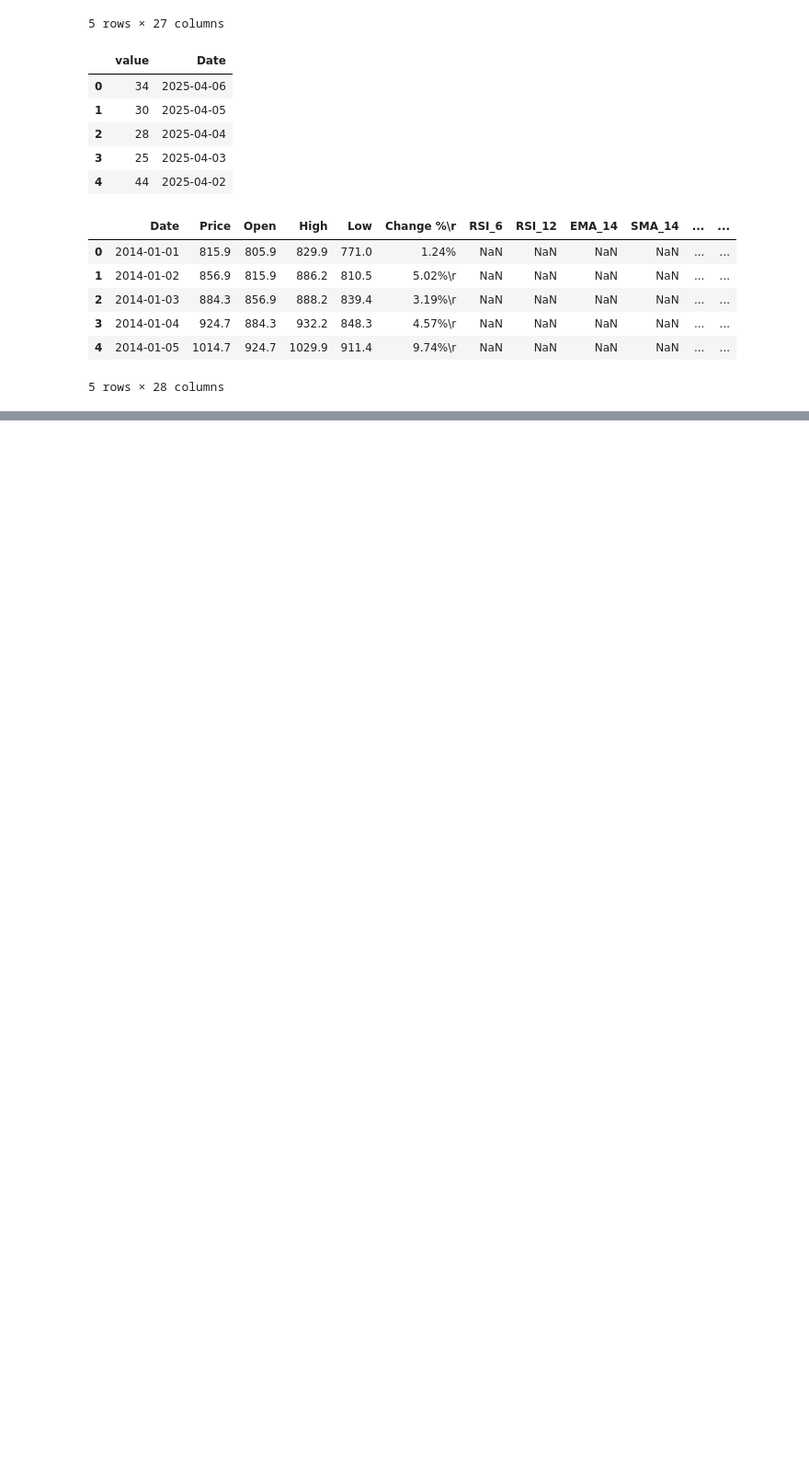
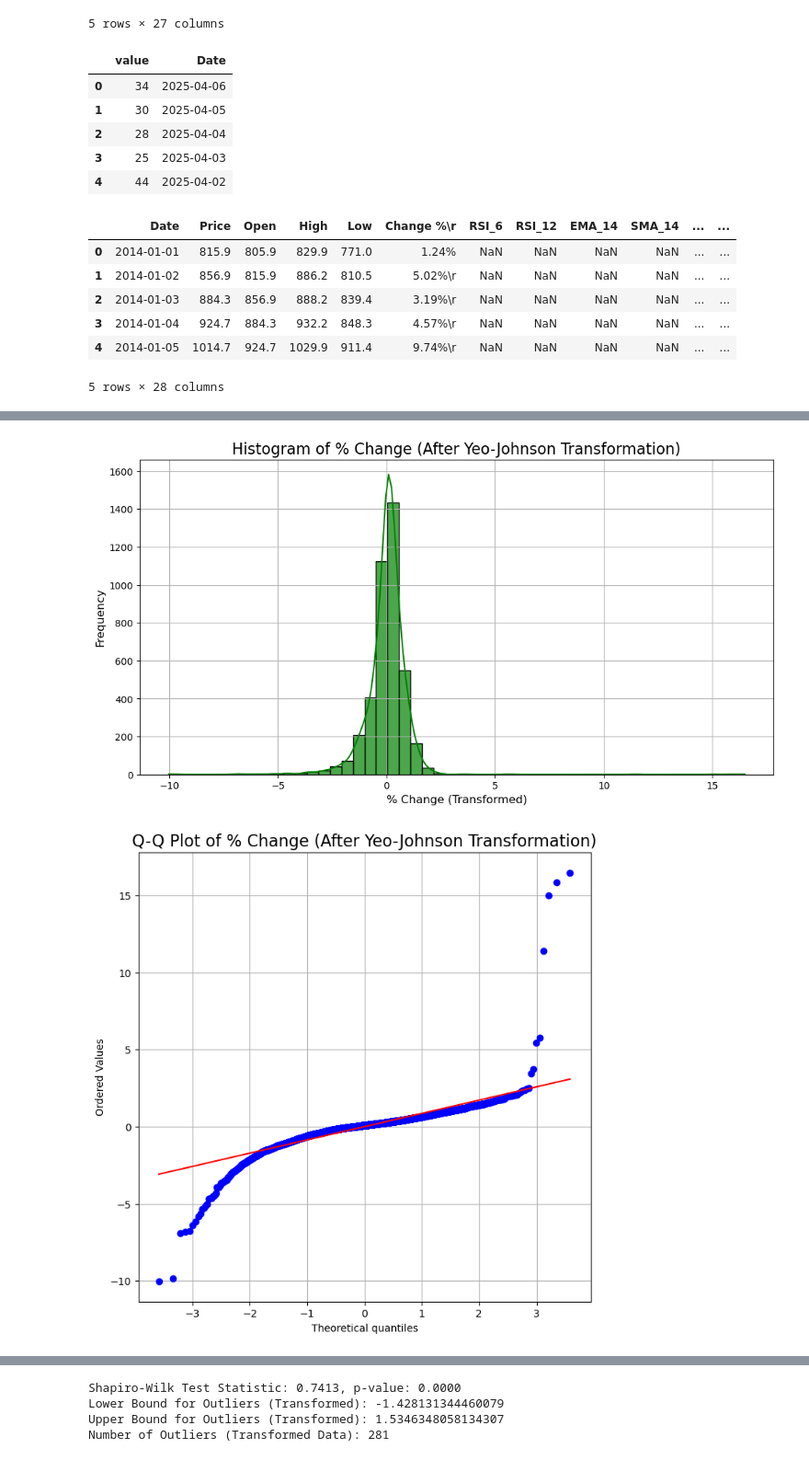
Before and after one commit to Rex-Chan99/Bitcoin_prediction, a Jupyter notebook: Master_dataset.ipynb, the cells around one changed output, grey strips where cells are left out. Shown at 92% size. Drawn from its saved outputs; the diff is of its cells as text; code cells hidden in the pictures; blank space fills up the shorter version.

```diff
--- a/Master_dataset.ipynb
+++ b/Master_dataset.ipynb
@@ -393,0 +497,64 @@ btc_data.describe().T
+# %%
+from sklearn.preprocessing import PowerTransformer
+import matplotlib.pyplot as plt
+import seaborn as sns
+from scipy.stats import probplot, shapiro
+
+# Initialize the Yeo-Johnson transformer
+pt = PowerTransformer(method='yeo-johnson')
+
+# Apply the transformation
+btc_data['Pct_Change_YJ'] = pt.fit_transform(btc_data[['Pct_Change']])
+
+# Plot the transformed data (Histogram)
+plt.figure(figsize=(12, 6))
+sns.histplot(btc_data['Pct_Change_YJ'], kde=True, bins=50, color='green', alpha=0.7)
+plt.title('Histogram of % Change (After Yeo-Johnson Transformation)', fontsize=16)
+plt.xlabel('% Change (Transformed)', fontsize=12)
+plt.ylabel('Frequency', fontsize=12)
+plt.grid(True)
+plt.show()
+
+# Q-Q Plot for transformed data
+plt.figure(figsize=(8, 8))
+probplot(btc_data['Pct_Change_YJ'], dist="norm", plot=plt)
+plt.title('Q-Q Plot of % Change (After Yeo-Johnson Transformation)', fontsize=16)
+plt.grid(True)
+plt.show()
+
+# Box Plot to visualize outliers after transformation
+plt.figure(figsize=(12, 6))
+sns.boxplot(x=btc_data['Pct_Change_YJ'], color='orange', width=0.5)
+plt.title('Box Plot of % Change (After Yeo-Johnson Transformation)', fontsize=16)
+plt.xlabel('% Change (Transformed)', fontsize=12)
+plt.grid(True)
+plt.show()
+
+# Run Shapiro-Wilk test for normality on transformed data
+stat, p_value = shapiro(btc_data['Pct_Change_YJ'])
+print(f"Shapiro-Wilk Test Statistic: {stat:.4f}, p-value: {p_value:.4f}")
+
+# Detect Outliers using the IQR method on the transformed data
+Q1 = btc_data['Pct_Change_YJ'].quantile(0.25)  # First quartile
+Q3 = btc_data['Pct_Change_YJ'].quantile(0.75)  # Third quartile
+IQR = Q3 - Q1  # Interquartile Range
+lower_bound = Q1 - 1.5 * IQR  # Lower bound
+upper_bound = Q3 + 1.5 * IQR  # Upper bound
+
+# Print the bounds for outliers
+print(f"Lower Bound for Outliers (Transformed): {lower_bound}")
+print(f"Upper Bound for Outliers (Transformed): {upper_bound}")
+
+# Filter outliers
+outliers = btc_data[(btc_data['Pct_Change_YJ'] < lower_bound) | (btc_data['Pct_Change_YJ'] > upper_bound)]
+print(f"Number of Outliers (Transformed Data): {len(outliers)}")
+
+# Optionally, cap or remove outliers
+# Cap outliers (Winsorization)
+btc_data['Pct_Change_YJ_Capped'] = btc_data['Pct_Change_YJ'].clip(lower=lower_bound, upper=upper_bound)
+
+# Remove outliers
+btc_data_no_outliers = btc_data[(btc_data['Pct_Change_YJ'] >= lower_bound) & (btc_data['Pct_Change_YJ'] <= upper_bound)]
+# %% [output]
+[figure, added]
+[figure, added]
@@ -393,0 +562,4 @@ btc_data.describe().T
+Shapiro-Wilk Test Statistic: 0.7413, p-value: 0.0000
+Lower Bound for Outliers (Transformed): -1.428131344460079
+Upper Bound for Outliers (Transformed): 1.5346348058134307
+Number of Outliers (Transformed Data): 281
```
Also changed, not shown: parts of 16 cells of this notebook.
